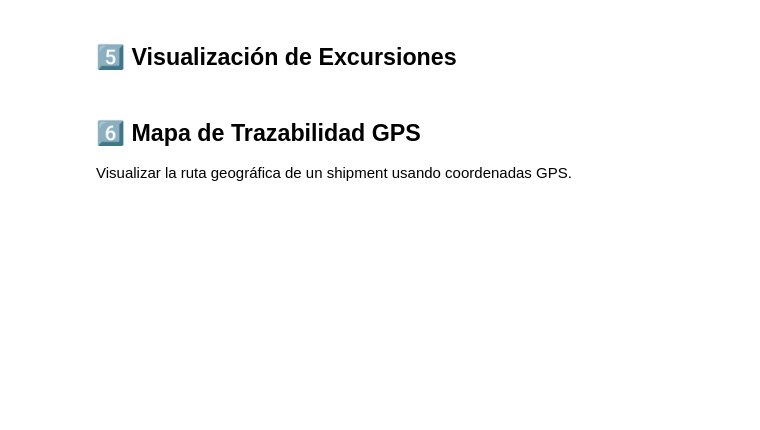
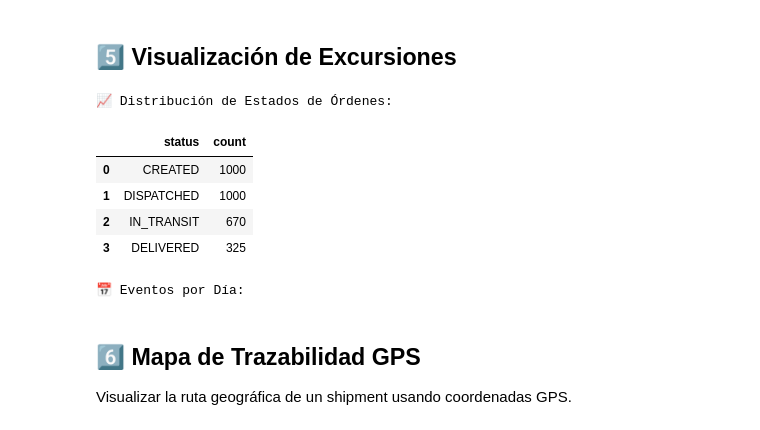
Before and after one commit to lraigosov/supply-chain-data-notebooks, a Jupyter notebook: notebooks/60_realtime_iot/RT-04-iot_sensors_intro.ipynb, the cells around one changed output. Cells and saved outputs as stored; diff of their text form; code cells hidden in the pictures; blank space fills up the shorter version.

```diff
--- a/notebooks/60_realtime_iot/RT-04-iot_sensors_intro.ipynb
+++ b/notebooks/60_realtime_iot/RT-04-iot_sensors_intro.ipynb
@@ -94,41 +134,47 @@ print(f"\n⚠️  Shipments con violaciones: {violations} de {total_shipments} (
 # %% [markdown]
 ## 5️⃣ Visualización de Excursiones
 # %%
-# Dashboard de shipments con excursiones
-df_with_violations = alerts_summary[alerts_summary['has_violations']].head(5)
+# Análisis de distribución de eventos por estado
+status_distribution = df_transport['status'].value_counts().reset_index()
+status_distribution.columns = ['status', 'count']
 
-fig = make_subplots(
-    rows=len(df_with_violations), cols=1,
-    subplot_titles=[f"Shipment {sid}" for sid in df_with_violations['shipment_id']],
-    vertical_spacing=0.05
+print("📈 Distribución de Estados de Órdenes:")
+display(status_distribution)
+
+# Visualización de estados
+fig = px.bar(
+    status_distribution,
+    x='status',
+    y='count',
+    title='Distribución de Estados de Órdenes en Tránsito',
+    labels={'status': 'Estado', 'count': 'Cantidad de Eventos'},
+    color='count',
+    color_continuous_scale='viridis'
 )
+fig.update_layout(height=400)
+fig.show()
 
-for i, shipment_id in enumerate(df_with_violations['shipment_id'], start=1):
-    df_ship = df_transport[df_transport['shipment_id'] == shipment_id].sort_values('timestamp')
+# Análisis temporal
+events_by_day = df_transport.set_index('timestamp').resample('D')['event_id'].count()
 
-    # Temperatura
-    fig.add_trace(
-        go.Scatter(
-            x=df_ship['timestamp'],
-            y=df_ship['temperature'],
-            mode='lines+markers',
-            marker=dict(
-                color=['red' if exc else 'blue' for exc in df_ship['is_excursion']],
-                size=8
-            ),
-            name=f"Temp {shipment_id}",
-            showlegend=False
-        ),
-        row=i, col=1
-    )
-
-    # Umbrales
-    fig.add_hline(y=TEMP_MIN, line_dash="dash", line_color="green", row=i, col=1)
-    fig.add_hline(y=TEMP_MAX, line_dash="dash", line_color="red", row=i, col=1)
-
-fig.update_layout(height=300*len(df_with_violations), title_text="Shipments con Excursiones de Temperatura")
-fig.update_yaxes(title_text="Temp (°C)")
+print("\n📅 Eventos por Día:")
+fig = px.line(
+    x=events_by_day.index,
+    y=events_by_day.values,
+    title='Eventos de Transporte a lo Largo del Tiempo',
+    labels={'x': 'Fecha', 'y': 'Cantidad de Eventos'},
+    markers=True
+)
+fig.update_layout(height=400)
 fig.show()
+# %% [output]
+📈 Distribución de Estados de Órdenes:
+|  | status | count |
+| 0 | CREATED | 1000 |
+| 1 | DISPATCHED | 1000 |
+| 2 | IN_TRANSIT | 670 |
+| 3 | DELIVERED | 325 |
+📅 Eventos por Día:
 # %% [markdown]
 ## 6️⃣ Mapa de Trazabilidad GPS
 
```
Also changed, not shown: parts of 8 cells of this notebook, 10 other files.
